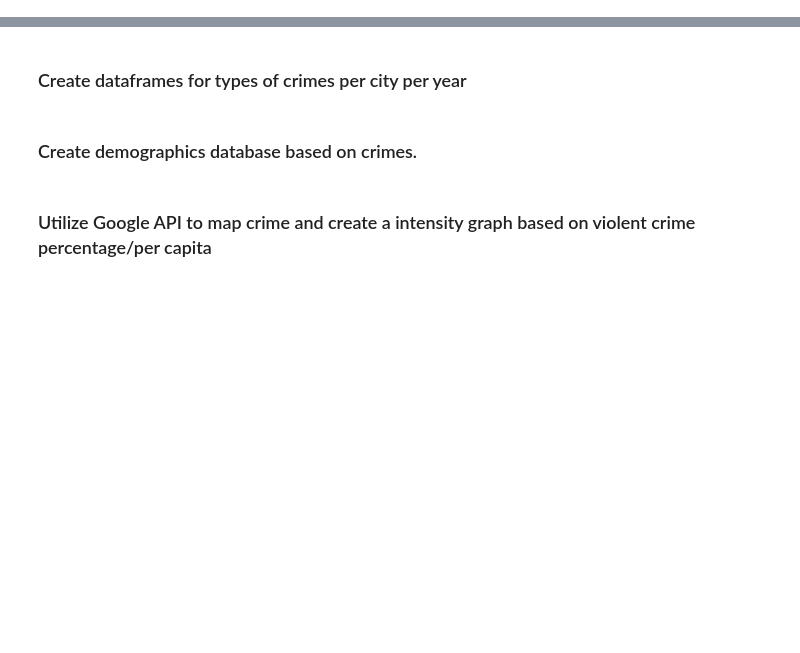
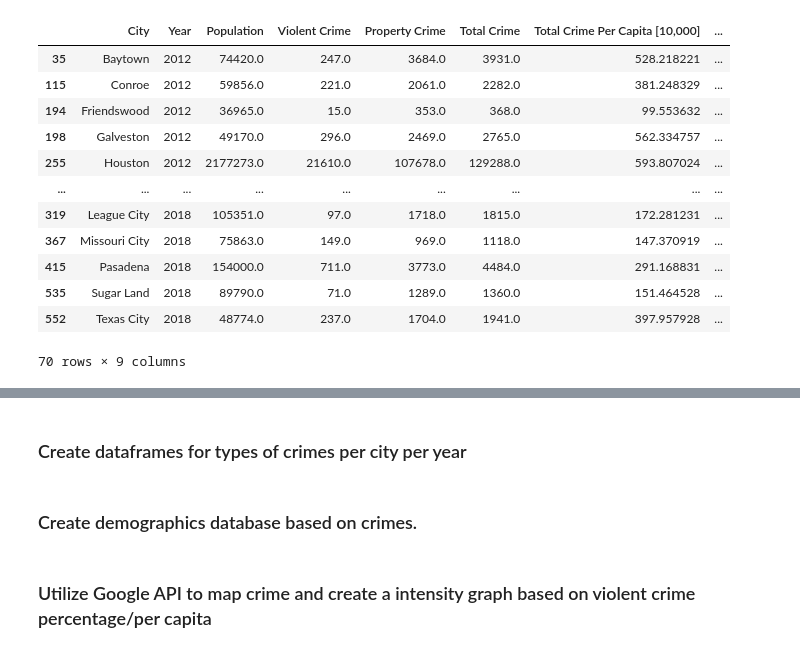
Before and after one commit to andresocorro/project_1, a Jupyter notebook: src_files/CrimeData.ipynb, the cells around one changed output, grey strips where cells are left out. Cells and saved outputs as stored; diff of their text form; code cells hidden in the pictures; blank space fills up the shorter version.

```diff
--- a/src_files/CrimeData.ipynb
+++ b/src_files/CrimeData.ipynb
@@ -168,0 +176,17 @@ crime_df
+# %%
+# Illustrate graphing data frame
+crime_graph_df
+# %% [output]
+|  | City | Year | Population | Violent Crime | Property Crime | Total Crime | Total Crime Per Capita [10,000] | ... |
+| 35 | Baytown | 2012 | 74420.0 | 247.0 | 3684.0 | 3931.0 | 528.218221 | ... |
+| 115 | Conroe | 2012 | 59856.0 | 221.0 | 2061.0 | 2282.0 | 381.248329 | ... |
+| 194 | Friendswood | 2012 | 36965.0 | 15.0 | 353.0 | 368.0 | 99.553632 | ... |
+| 198 | Galveston | 2012 | 49170.0 | 296.0 | 2469.0 | 2765.0 | 562.334757 | ... |
+| 255 | Houston | 2012 | 2177273.0 | 21610.0 | 107678.0 | 129288.0 | 593.807024 | ... |
+| ... | ... | ... | ... | ... | ... | ... | ... | ... |
+| 319 | League City | 2018 | 105351.0 | 97.0 | 1718.0 | 1815.0 | 172.281231 | ... |
+| 367 | Missouri City | 2018 | 75863.0 | 149.0 | 969.0 | 1118.0 | 147.370919 | ... |
+| 415 | Pasadena | 2018 | 154000.0 | 711.0 | 3773.0 | 4484.0 | 291.168831 | ... |
+| 535 | Sugar Land | 2018 | 89790.0 | 71.0 | 1289.0 | 1360.0 | 151.464528 | ... |
+| 552 | Texas City | 2018 | 48774.0 | 237.0 | 1704.0 | 1941.0 | 397.957928 | ... |
+70 rows × 9 columns
```
Also changed, not shown: parts of 20 cells of this notebook, 3 other files.
